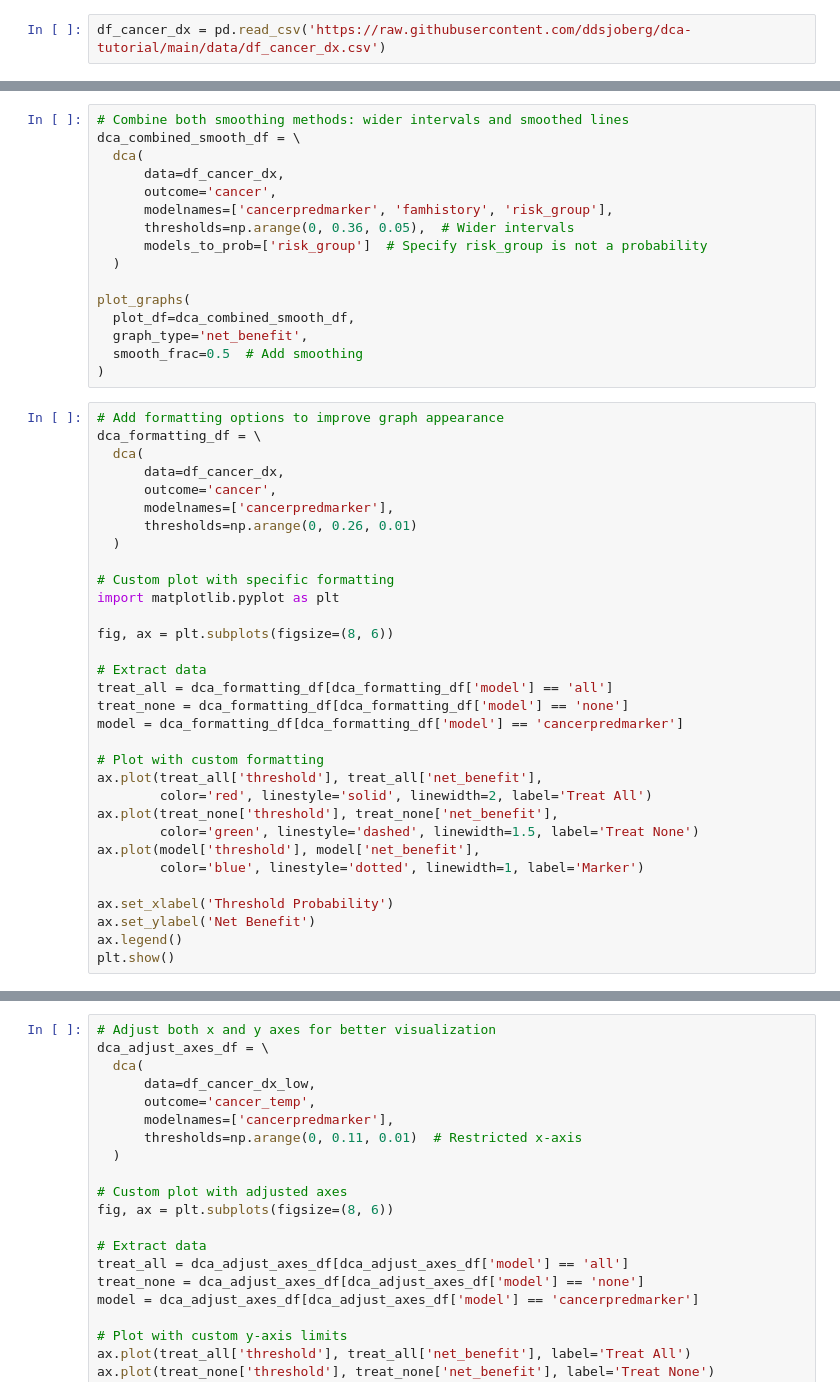
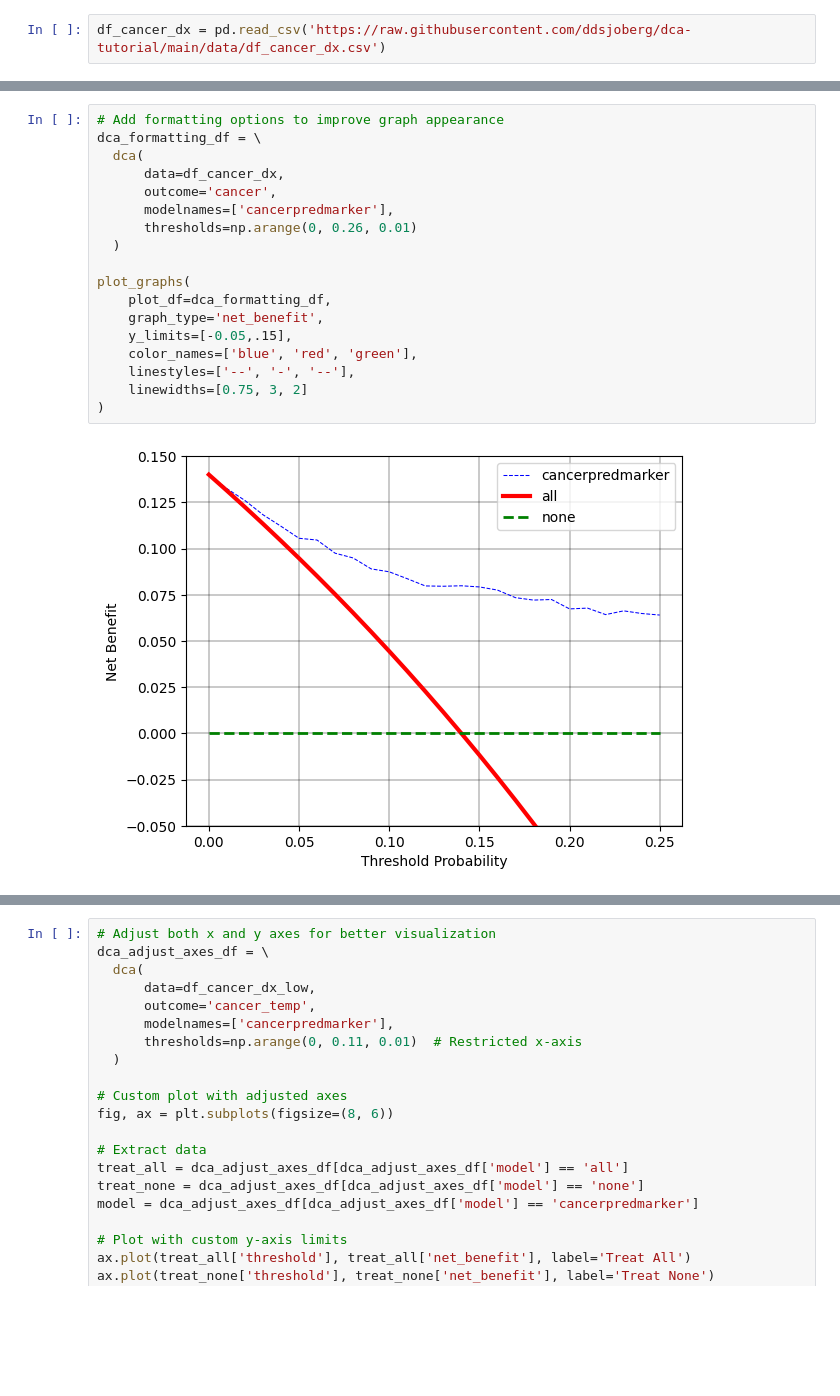
Before and after one commit to MSKCC-Epi-Bio/decisioncurveanalysis, a Jupyter notebook: decisioncurveanalysis-python-tutorial.ipynb, the cells around one changed output, grey strips where cells are left out. Saved outputs shown, nothing was run; the diff lists cells and outputs as text; blank space fills up the shorter version.

```diff
--- a/decisioncurveanalysis-python-tutorial.ipynb
+++ b/decisioncurveanalysis-python-tutorial.ipynb
@@ -108,48 +118,20 @@ plot_graphs(
-# %%
-# Combine both smoothing methods: wider intervals and smoothed lines
-dca_combined_smooth_df = \
-  dca(
-      data=df_cancer_dx,
-      outcome='cancer',
-      modelnames=['cancerpredmarker', 'famhistory', 'risk_group'],
-      thresholds=np.arange(0, 0.36, 0.05),  # Wider intervals
-      models_to_prob=['risk_group']  # Specify risk_group is not a probability
-  )
-
-plot_graphs(
-  plot_df=dca_combined_smooth_df,
-  graph_type='net_benefit',
-  smooth_frac=0.5  # Add smoothing
-)
 # %%
 # Add formatting options to improve graph appearance
 dca_formatting_df = \
   dca(
       data=df_cancer_dx,
       outcome='cancer',
       modelnames=['cancerpredmarker'],
       thresholds=np.arange(0, 0.26, 0.01)
   )
 
-# Custom plot with specific formatting
-import matplotlib.pyplot as plt
-
-fig, ax = plt.subplots(figsize=(8, 6))
-
-# Extract data
-treat_all = dca_formatting_df[dca_formatting_df['model'] == 'all']
-treat_none = dca_formatting_df[dca_formatting_df['model'] == 'none']
-model = dca_formatting_df[dca_formatting_df['model'] == 'cancerpredmarker']
-
-# Plot with custom formatting
-ax.plot(treat_all['threshold'], treat_all['net_benefit'],
-        color='red', linestyle='solid', linewidth=2, label='Treat All')
-ax.plot(treat_none['threshold'], treat_none['net_benefit'],
-        color='green', linestyle='dashed', linewidth=1.5, label='Treat None')
-ax.plot(model['threshold'], model['net_benefit'],
-        color='blue', linestyle='dotted', linewidth=1, label='Marker')
-
-ax.set_xlabel('Threshold Probability')
-ax.set_ylabel('Net Benefit')
-ax.legend()
-plt.show()
+plot_graphs(
+    plot_df=dca_formatting_df,
+    graph_type='net_benefit',
+    y_limits=[-0.05,.15],
+    color_names=['blue', 'red', 'green'],
+    linestyles=['--', '-', '--'],
+    linewidths=[0.75, 3, 2]
+)
+# %% [output]
+[figure, added]
```
Also changed, not shown: parts of 16 cells of this notebook, 7 other files.
